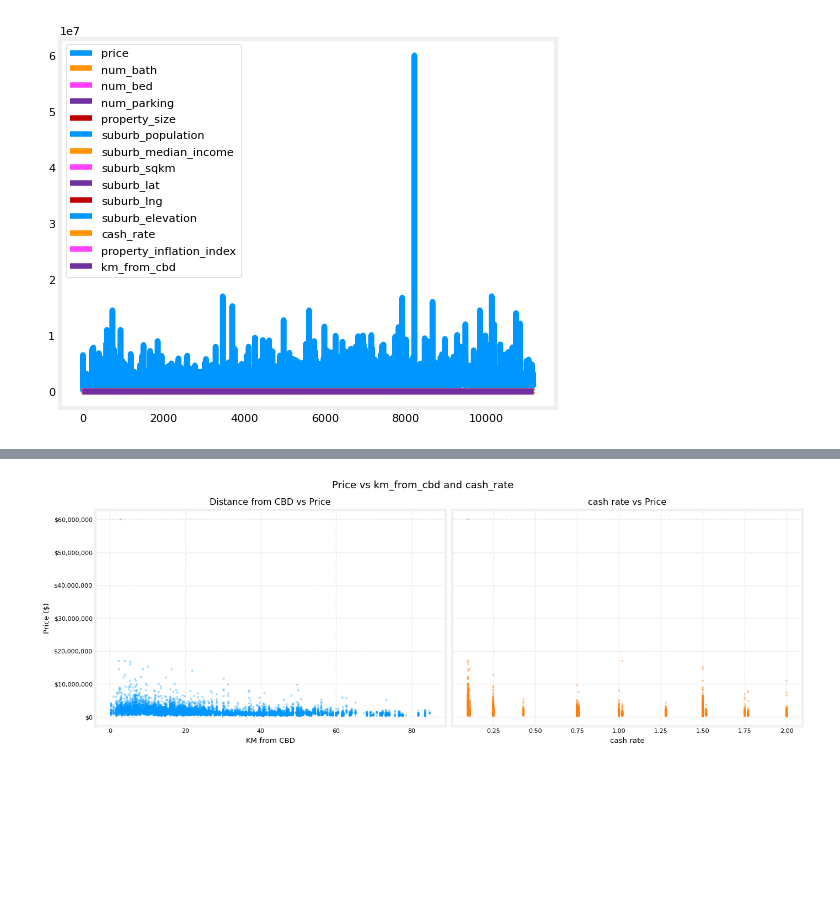
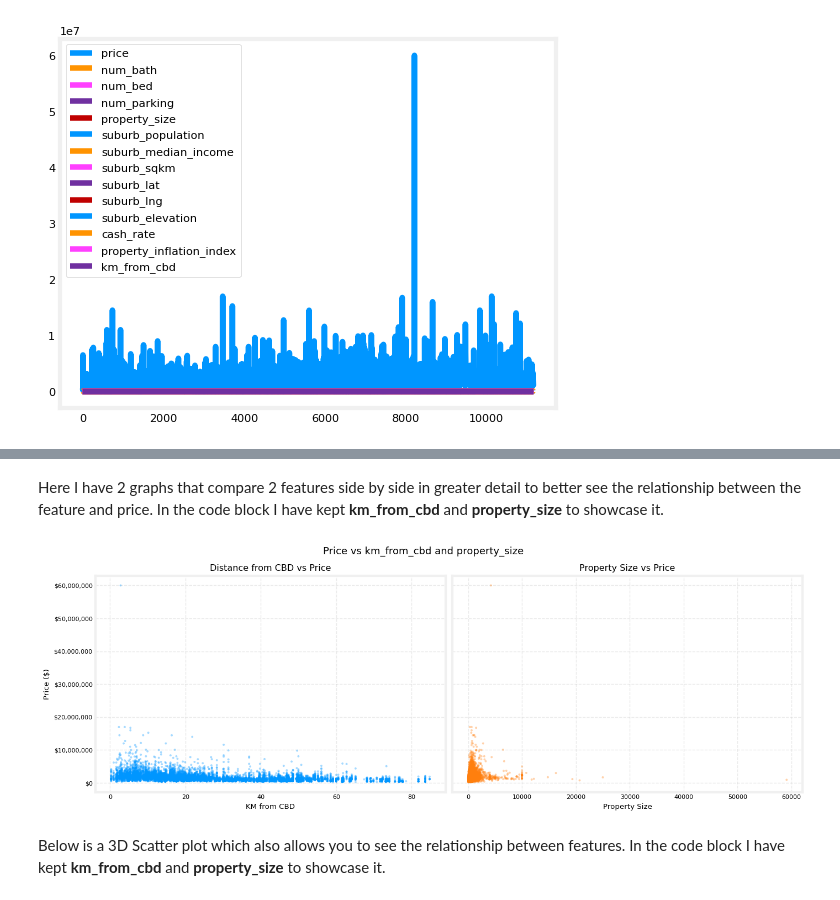
Before and after one commit to TempeHS/2026SE_MLOPSTask_Leo.P, a Jupyter notebook: 2.Model_Development/2.1.Data_Wrangling/2.1.1.data_preview.ipynb, the cells around one changed output, grey strips where cells are left out. Saved outputs shown, nothing was run; the diff lists cells and outputs as text; code cells hidden in the pictures; blank space fills up the shorter version.

```diff
--- a/2.Model_Development/2.1.Data_Wrangling/2.1.1.data_preview.ipynb
+++ b/2.Model_Development/2.1.Data_Wrangling/2.1.1.data_preview.ipynb
@@ -144,55 +206,42 @@ plt.show()
+# %% [markdown]
+Here I have 2 graphs that compare 2 features side by side in greater detail to better see the relationship between the feature and price. In the code block I have kept __km_from_cbd__ and __property_size__ to showcase it.
 # %%
-# # Scatter plot 2 columns in separate charts with a shared y-axis
-# fig, (ax1, ax2) = plt.subplots(1,2, sharey=True)
-# plt.suptitle(
-#     f"Scatter of {data_frame['km_from_cbd'].name} and {data_frame['property_size'].name} against {data_frame['price'].name}"
-# )
-# ax1.set_ylabel(f"{data_frame['price'].name} Data")
-
-# ax1.scatter(data_frame["km_from_cbd"], data_frame["price"])
-# ax1.set_xlabel(f"{data_frame['km_from_cbd'].name} Data")
-
-# ax2.scatter(data_frame['property_size'], data_frame['price'])
-# ax2.set_xlabel(f"{data_frame['property_size'].name} Data")
-
-# plt.show()
-
-# Improved scatter plots: clearer labels, styling, and formatting
 import matplotlib.ticker as mtick
 
 fig, (ax1, ax2) = plt.subplots(1, 2, sharey=True, figsize=(14, 5))
 fig.suptitle(
-    f"Price vs {data_frame['km_from_cbd'].name} and {data_frame['cash_rate'].name}",
+    f"Price vs {data_frame['km_from_cbd'].name} and {data_frame['property_size'].name}",
     fontsize=13,
 )
 
 # Left chart: km_from_cbd vs price
 ax1.scatter(
     data_frame["km_from_cbd"], data_frame["price"], s=8, alpha=0.35, edgecolors="none"
 )
 ax1.set_title("Distance from CBD vs Price")
 ax1.set_xlabel("KM from CBD")
 ax1.set_ylabel("Price ($)")
 ax1.grid(True, linestyle="--", alpha=0.4)
 
 # Right chart: property_size vs price
 ax2.scatter(
-    data_frame["cash_rate"],
+    data_frame["property_size"],
     data_frame["price"],
     s=8,
     alpha=0.35,
     edgecolors="none",
     color="tab:orange",
 )
-ax2.set_title("cash rate vs Price")
-ax2.set_xlabel("cash rate")
+ax2.set_title("Property Size vs Price")
+ax2.set_xlabel("Property Size")
 ax2.grid(True, linestyle="--", alpha=0.4)
 
-# Format shared y-axis as currency
 ax1.yaxis.set_major_formatter(mtick.StrMethodFormatter("${x:,.0f}"))
 
 plt.tight_layout()
 plt.show()
 # %% [output]
-[figure, old version]
+[figure, new version]
+# %% [markdown]
+Below is a 3D Scatter plot which also allows you to see the relationship between features. In the code block I have kept __km_from_cbd__ and __property_size__ to showcase it.
 # %%
```
Also changed, not shown: parts of 20 cells of this notebook, 4 other files.
